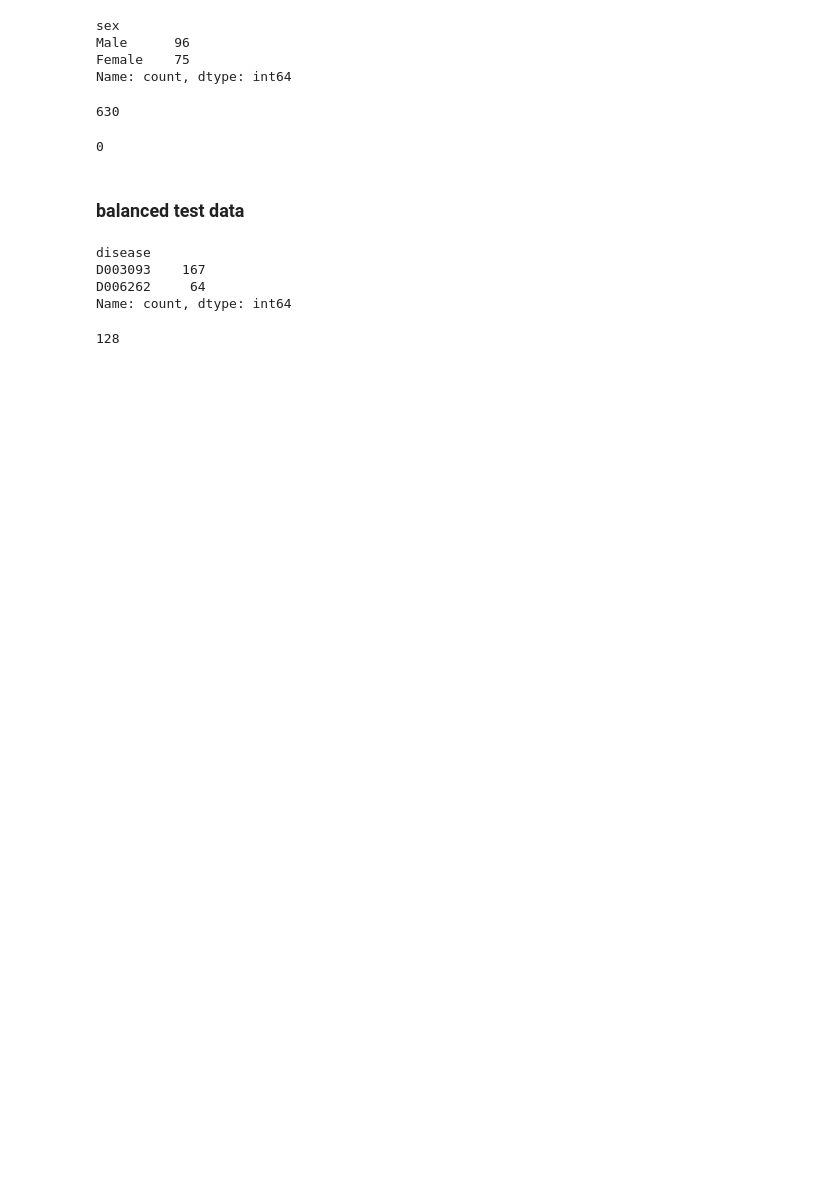
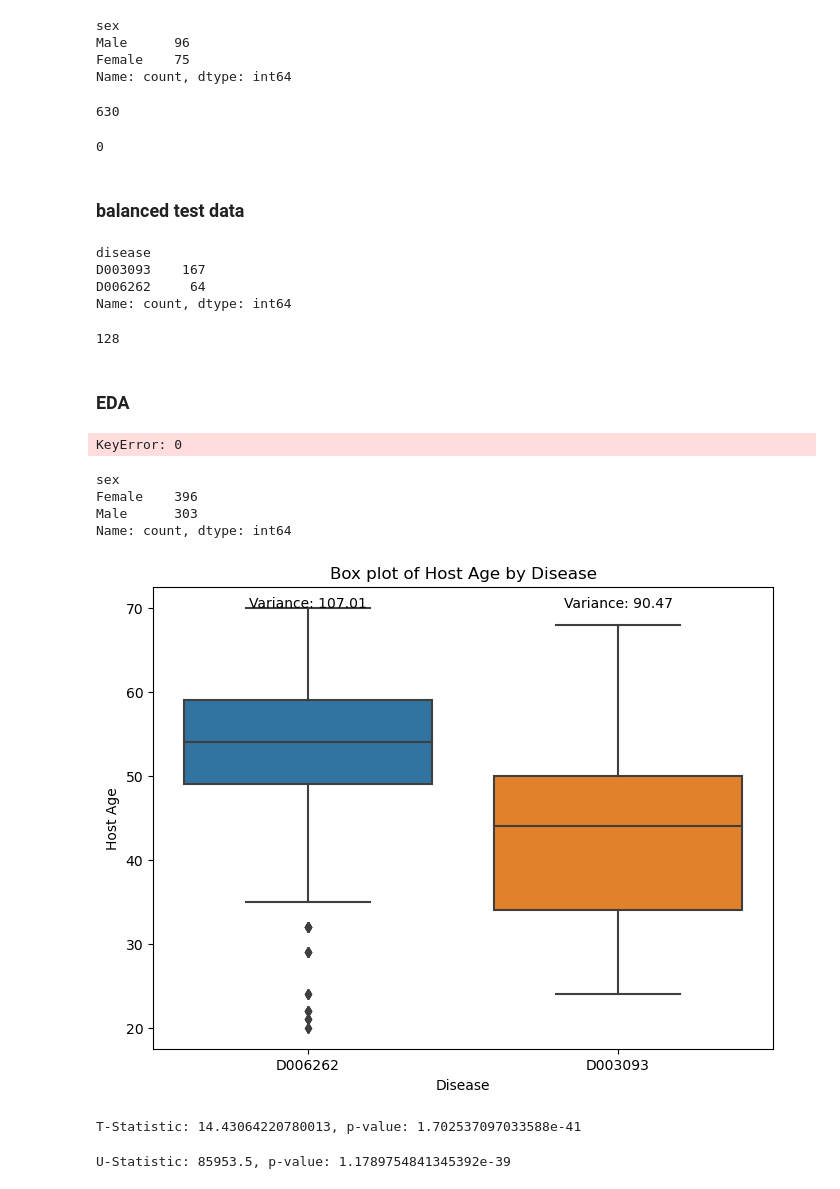
Before and after one commit to MahsaMonshizade/metagenomics_confounder_free, a Jupyter notebook: GMrepo_data/preprocesing.ipynb, the cells around one changed output. Drawn from its saved outputs; the diff is of its cells as text; code cells hidden in the pictures; blank space fills up the shorter version.

```diff
--- a/GMrepo_data/preprocesing.ipynb
+++ b/GMrepo_data/preprocesing.ipynb
@@ -356,3 +358,75 @@ test_metadata_balanced = test_metadata_balanced.set_index('uid').loc[common_uids
 test_relative_abundance_balanced.to_csv("UC_relative_abundance_metagenomics_test_balanced.csv", index = False)
 # %%
 test_metadata_balanced.to_csv("UC_metadata_metagenomics_test_balanced.csv", index = False)
+# %% [markdown]
+### EDA
+# %%
+train_metadata = pd.read_csv("UC_metadata_metagenomics_train.csv")
+# %%
+train_relative_abundance = pd.read_csv("UC_relative_abundance_metagenomics_train.csv")
+# %%
+import pandas as pd
+from scipy.stats import chi2_contingency
+
+# Prepare data
+results = {}
+for feature_index in train_relative_abundance[0]:
+    feature_data = train_relative_abundance[:, feature_index].astype(int)
+    contingency_table = pd.crosstab(train_metadata['sex'], feature_data)
+
+    chi2, p, dof, expected = chi2_contingency(contingency_table)
+    results[feature_index] = (chi2, p)
+
+# Output Chi-Square test results
+for i, (chi2_stat, p_val) in results.items():
+    print(f'Feature {i}: Chi-Square Statistic = {chi2_stat}, p-value = {p_val}')
+# %% [output]
+KeyError: 0
+# %%
+train_metadata['sex'].value_counts()
+# %% [output]
+sex
+Female    396
+Male      303
+Name: count, dtype: int64
+# %%
+plt.figure(figsize=(8, 6))
+sns.boxplot(x='disease', y='host_age', data=train_metadata)
+
+# Calculate variance for each disease group
+variance = train_metadata.groupby('disease')['host_age'].var()
+
+# Add variance to the plot as text
+for i, var in enumerate(variance):
+    plt.text(i, train_metadata['host_age'].max(), f'Variance: {var:.2f}',
+             horizontalalignment='center', color='black')
+
+# Label the plot
+plt.title('Box plot of Host Age by Disease')
+plt.xlabel('Disease')
+plt.ylabel('Host Age')
+
+# Show the plot
+plt.show()
+# %% [output]
+[figure, added]
+# %%
+from scipy.stats import ttest_ind
+
+# Split the data into two groups based on disease
+age_disease_0 = train_metadata[train_metadata['disease'] == 'D006262']['host_age']
+age_disease_1 = train_metadata[train_metadata['disease'] == 'D003093']['host_age']
+
+# Perform the t-test
+t_stat, p_value = ttest_ind(age_disease_0, age_disease_1)
+print(f'T-Statistic: {t_stat}, p-value: {p_value}')
+# %% [output]
+T-Statistic: 14.43064220780013, p-value: 1.702537097033588e-41
+# %%
+from scipy.stats import mannwhitneyu
+
+# Perform Mann-Whitney U Test
+u_stat, p_value = mannwhitneyu(age_disease_0, age_disease_1)
+print(f'U-Statistic: {u_stat}, p-value: {p_value}')
+# %% [output]
+U-Statistic: 85953.5, p-value: 1.1789754841345392e-39
```
Also changed, not shown: parts of 3 cells of this notebook, 7 other files.
